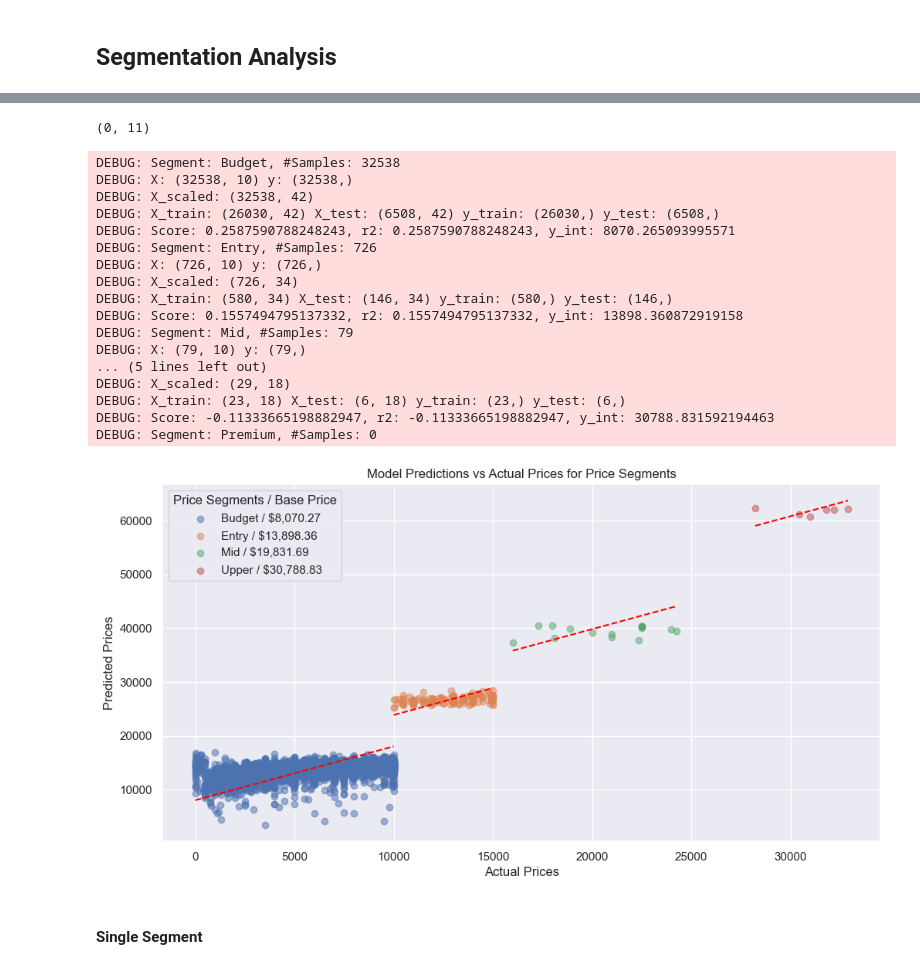
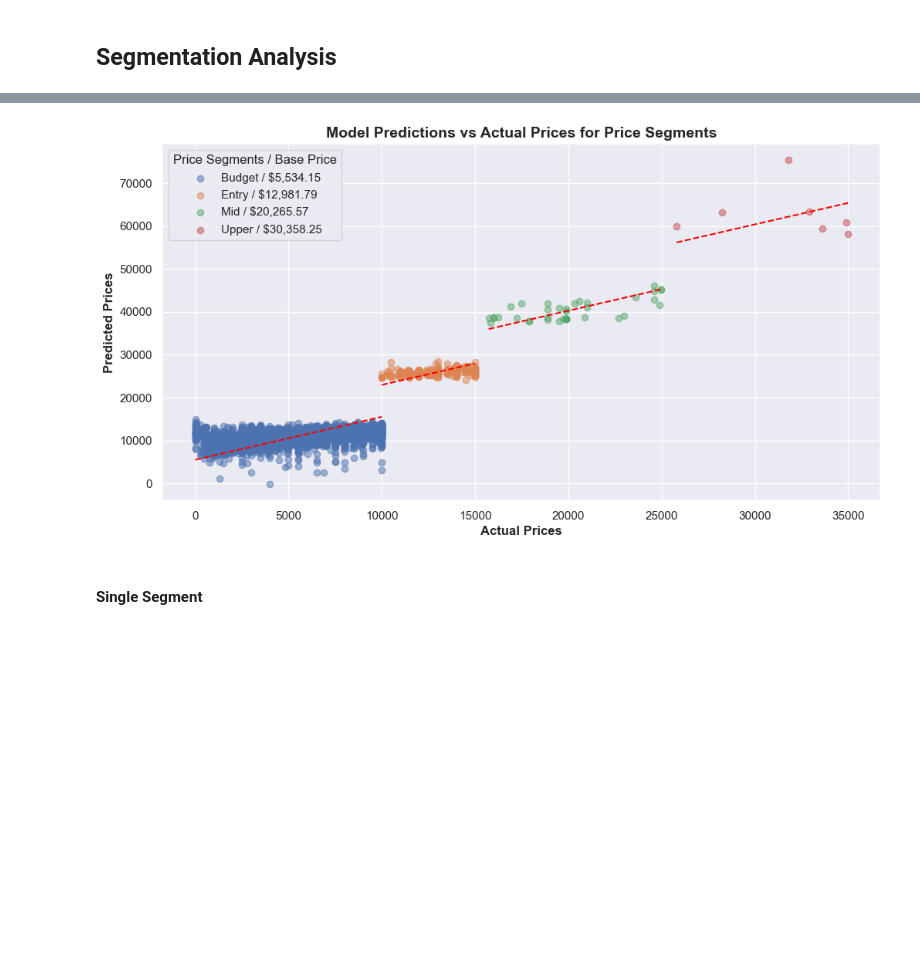
Before and after one commit to fazeelgm/UCB_ML_AI_PracticalApp_II, a Jupyter notebook: DataModels.ipynb, the cells around one changed output, grey strips where cells are left out. Saved outputs shown, nothing was run; the diff lists cells and outputs as text; code cells hidden in the pictures; blank space fills up the shorter version.

```diff
--- a/DataModels.ipynb
+++ b/DataModels.ipynb
@@ -194,3 +218,9 @@ ColumnTransformer(remainder=StandardScaler(),
+# %%
+# Scale the data
+logging.debug('Scaling data')
+scaler = StandardScaler()
+X_train_scaled = scaler.fit_transform(X_train)
+X_test_scaled = scaler.fit_transform(X_test)
 # %% [markdown]
 ## Baseline Regression Models
 # %%
@@ -393,0 +448,7 @@ RESULTS: Optimized Model results after hyperparameter tuning and cross-validatio
+# %%
+best_model_name = results_tuned_df['R2 Score'].idxmax()
+best_model = best_models[best_model_name]
+print('Best Model: {} - R2 Score: {:,.2f}%, RMSE: {}'
+      .format(best_model_name,
+              float(results_tuned_df.loc[best_model_name]['R2 Score']) * 100,
+              results_tuned_df.loc[best_model_name]['RMSE']))
@@ -401,7 +464,6 @@ In addition, the base price of a car is given by the y-intercept for the model:
 ### Visualizing Actual vs Predicted Prices
 # %%
 # Plot predictions
-best_model = best_models['Ridge']
 y_preds = best_model.predict(X_test_scaled)
 y_intercept = best_model.intercept_
 
@@ -411,12 +473,15 @@ perfect_pt_1 = [min(y_test), max(y_test)]
 perfect_pt_2 = [min(y_test), max(y_test)] + y_intercept
 
 plt.figure(figsize=(12, 6))
-plt.scatter(x=y_test, y=y_preds, label='Ridge Regression', alpha=0.5)
+plt.scatter(x=y_test, y=y_preds, label=f'{best_model_name} Model', alpha=0.5)
 plt.plot(perfect_pt_1, perfect_pt_2, color='red', linestyle='--', label='Theoretical Perfect Predictions')
-plt.xlabel('Actual Prices')
-plt.ylabel('Predicted Prices')
-plt.title(f'Model Predictions vs Actual Prices for the best performing Ridge Regression (y-intercept=${y_intercept:,.2f})')
+
+plt.xlabel('Actual Prices', fontdict=axes_fonts)
+plt.ylabel('Predicted Prices', fontdict=axes_fonts)
+plt.title(f'Model Predictions vs Actual Prices for the best performing {best_model_name} Model (y-intercept=${y_intercept:,.2f})',
+          fontdict=title_fonts)
 plt.legend()
+
 plt.savefig('images/scatter-optimized-preds-v-test.png')
 plt.show()
 # %% [output]
@@ -538,12 +602,8 @@ veh_entry = data.query('(price>=10000 and price<=15000) and (year>=2016 and year
 veh_mid = data.query('(price>=15000 and price<=25000) and (year>=2019 and year<=2021) and (odometer>=40000 and odometer<=60000)')
 veh_upper = data.query('(price>=25000 and price<=35000) and (year>=2021 and year<=2023) and (odometer<=30000)')
 veh_premium = data.query('(price>=35000) and (year>=2022) and (odometer<=20000)')
-# %%
-veh_premium.shape
-# %% [output]
-(0, 11)
 # %%
-logging.getLogger().setLevel(logging.DEBUG)
+# logging.getLogger().setLevel(logging.DEBUG)
 
 segments = {
     'Budget' : veh_budget,
@@ -560,62 +620,51 @@ for segment in segments:
     logging.debug(f'Segment: {segment}, #Samples: {len(segments[segment])}')
 
     if len(segments[segment]) <= 0:
-        break
+        continue
 
     # Predict on the segment
-    X = segments[segment][features]
+    X = segments[segment].drop('price', axis='columns')
     y = segments[segment]['price']
     logging.debug(f'X: {X.shape} y: {y.shape}')
 
+    # transform the data: OneHotEncoding
+    X = pd.get_dummies(X, drop_first=True)
+
     # Scale the data
-    X_scaled = transformer.fit_transform(X)
+    X_scaled = scaler.fit_transform(X)
     logging.debug(f'X_scaled: {X_scaled.shape}')
 
     X_train, X_test, y_train, y_test = train_test_split(X_scaled, y, test_size=0.2, random_state=42)
     logging.debug(f'X_train: {X_train.shape} X_test: {X_test.shape} y_train: {y_train.shape} y_test: {y_test.shape}')
 
     ridge = best_model.fit(X_train, y_train)
 
     # Plot predictions
     y_preds = best_model.predict(X_test)
     score = best_model.score(X_test, y_test)
     r2 = r2_score(y_test, y_preds)
     y_intercept = best_model.intercept_
     logging.debug(f'Score: {score}, r2: {r2}, y_int: {y_intercept}')
     y_preds = y_preds + y_intercept
     # seg_preds[segment] = y_preds
 
     perfect_pt_1 = [min(y_test), max(y_test)]
     # perfect_pt_2 = [min(y_test), max(y_test)]
     perfect_pt_2 = [min(y_test), max(y_test)] + y_intercept
     plt.scatter(x=y_test, y=y_preds, label=f'{segment} / ${y_intercept:,.2f}', alpha=0.5)
     plt.plot(perfect_pt_1, perfect_pt_2, color='red', linestyle='--')#, label='Theoretical Perfect Predictions')
 
-plt.xlabel('Actual Prices')
-plt.ylabel('Predicted Prices')
-plt.title(f'Model Predictions vs Actual Prices for Price Segments')
+plt.xlabel('Actual Prices', fontdict=axes_fonts)
+plt.ylabel('Predicted Prices', fontdict=axes_fonts)
+plt.title(f'Model Predictions vs Actual Prices for Price Segments', fontdict=title_fonts)
 plt.legend().set_title('Price Segments / Base Price')
+
 plt.savefig('images/scatter-segments-preds-v-test.png')
 plt.show()
+
+logging.getLogger().setLevel(logging.INFO)
 # %% [output]
-DEBUG: Segment: Budget, #Samples: 32538
-DEBUG: X: (32538, 10) y: (32538,)
-DEBUG: X_scaled: (32538, 42)
-DEBUG: X_train: (26030, 42) X_test: (6508, 42) y_train: (26030,) y_test: (6508,)
-DEBUG: Score: 0.2587590788248243, r2: 0.2587590788248243, y_int: 8070.265093995571
-DEBUG: Segment: Entry, #Samples: 726
-DEBUG: X: (726, 10) y: (726,)
-DEBUG: X_scaled: (726, 34)
-DEBUG: X_train: (580, 34) X_test: (146, 34) y_train: (580,) y_test: (146,)
-DEBUG: Score: 0.1557494795137332, r2: 0.1557494795137332, y_int: 13898.360872919158
-DEBUG: Segment: Mid, #Samples: 79
-DEBUG: X: (79, 10) y: (79,)
-... (5 lines left out)
-DEBUG: X_scaled: (29, 18)
-DEBUG: X_train: (23, 18) X_test: (6, 18) y_train: (23,) y_test: (6,)
-DEBUG: Score: -0.11333665198882947, r2: -0.11333665198882947, y_int: 30788.831592194463
-DEBUG: Segment: Premium, #Samples: 0
-[figure, old version]
+[figure, new version]
 # %% [markdown]
 #### Single Segment
 # %%
```
Also changed, not shown: parts of 47 cells of this notebook, 6 other files.
